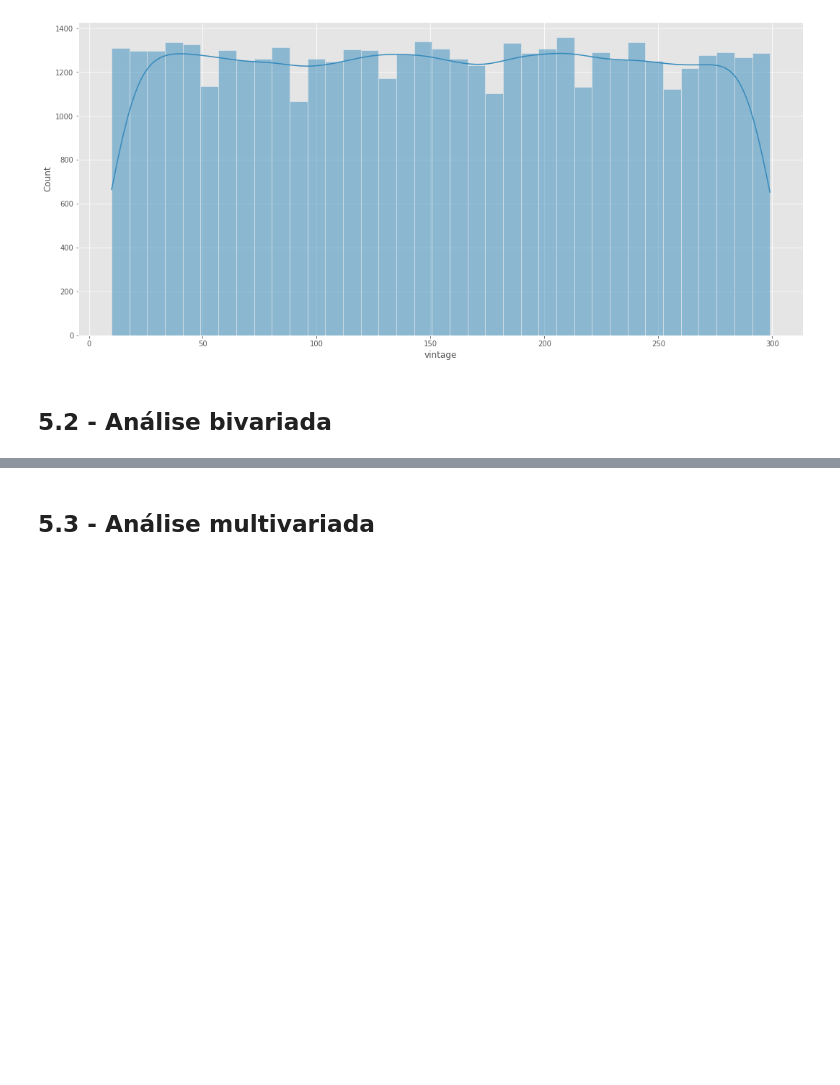
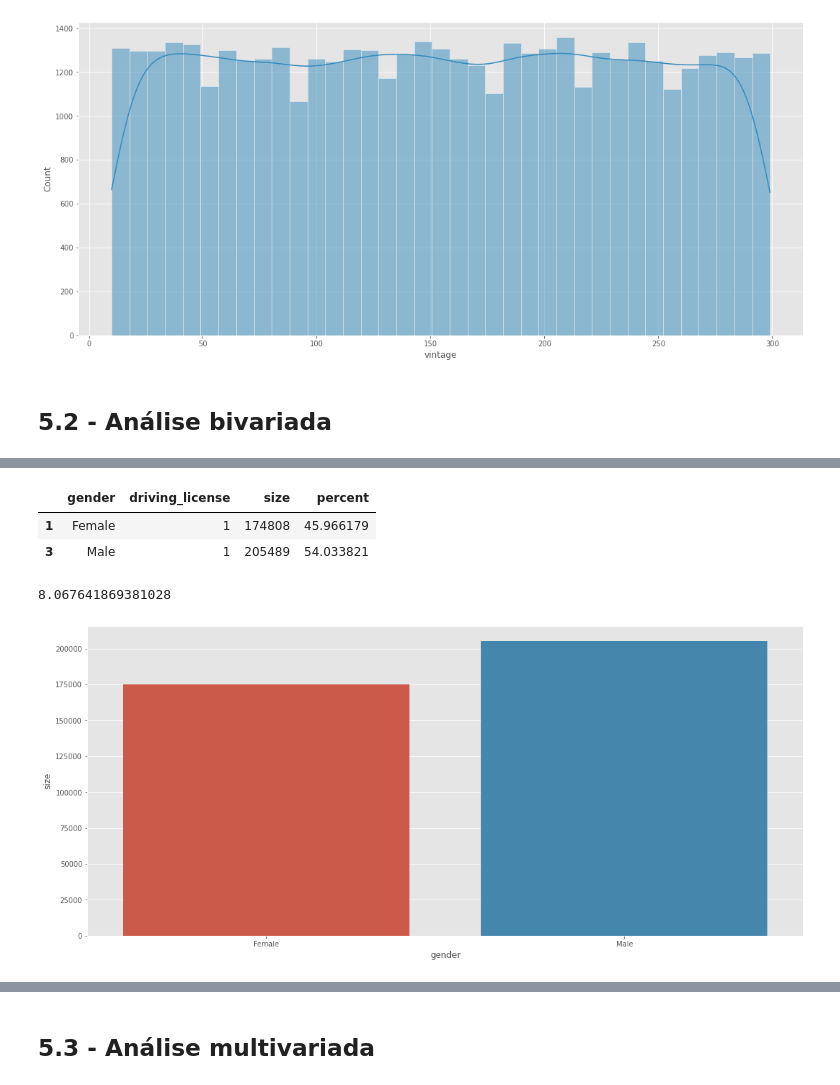
Before and after one commit to jhonatanmarques92/health_insurance_cross_sell, a Jupyter notebook: notebook/health_insurance_cross_sell.ipynb, the cells around one changed output, grey strips where cells are left out. Cells and saved outputs as stored; diff of their text form; code cells hidden in the pictures; blank space fills up the shorter version.

```diff
--- a/notebook/health_insurance_cross_sell.ipynb
+++ b/notebook/health_insurance_cross_sell.ipynb
@@ -431,0 +560,17 @@ sns.histplot(data=aux, kde=True);
+# %%
+aux = df5.groupby(['gender', 'driving_license'], as_index=False)['driving_license'].size()
+aux = aux[aux['driving_license'] == 1]
+aux['percent'] = (aux['size']/aux['size'].sum()) * 100
+aux
+# %% [output]
+|  | gender | driving_license | size | percent |
+| 1 | Female | 1 | 174808 | 45.966179 |
+| 3 | Male | 1 | 205489 | 54.033821 |
+# %%
+aux.loc[3, 'percent'] - aux.loc[1, 'percent']
+# %% [output]
+8.067641869381028
+# %%
+sns.barplot(x='gender', y='size', data=aux);
+# %% [output]
+[figure, added]
```
Also changed, not shown: parts of 80 cells of this notebook.
